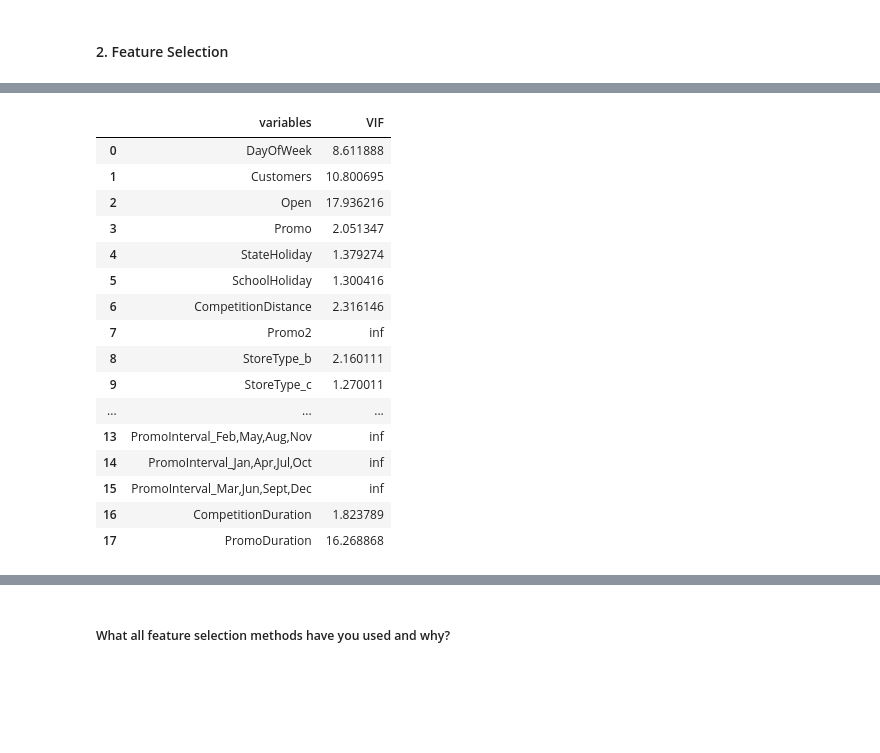
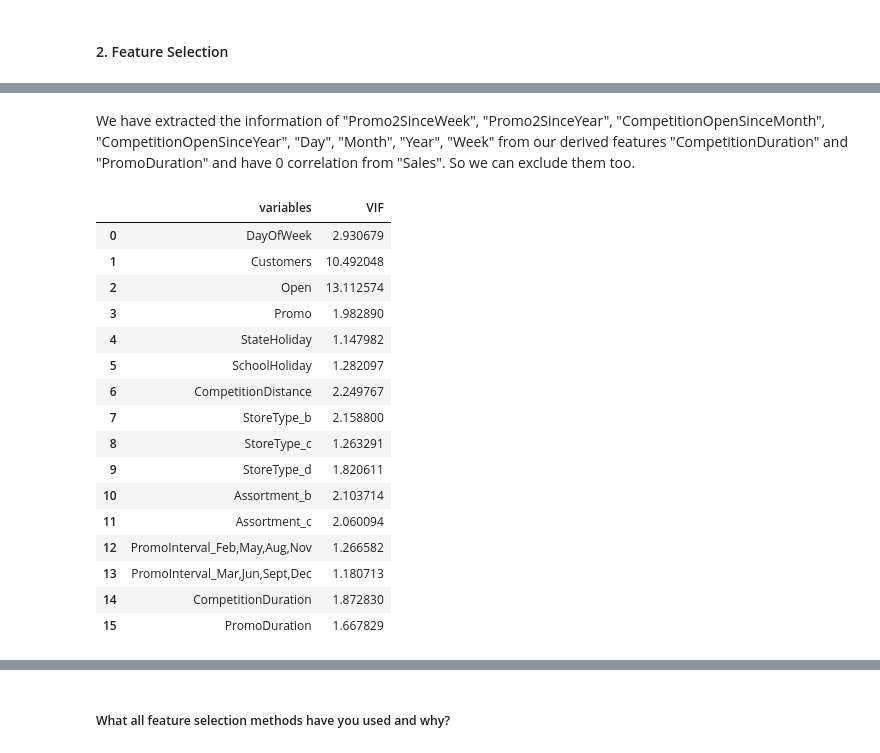
Before and after one commit to Shahrukh2016/Retail_Sales_Prediction, a Jupyter notebook: IndividualColab_RetailSalesPrediction.ipynb, the cells around one changed output, grey strips where cells are left out. Cells and saved outputs as stored; diff of their text form; code cells hidden in the pictures; blank space fills up the shorter version.

```diff
--- a/IndividualColab_RetailSalesPrediction.ipynb
+++ b/IndividualColab_RetailSalesPrediction.ipynb
@@ -1521,6 +1522,10 @@ df_new.head()
 # deriving 2 new features:
 # 1. "CompetitionDuration -> Duration from which two stores are competiting"
 # 2. "PromoDuration -> Duration from which the store is not involved in any promotion"
-##    Final values are in days.
-df_new["CompetitionDuration"]= (df_new["Year"]-df_new["CompetitionOpenSinceYear"])*12*4*7 + (df_new["Month"]-df_new["CompetitionOpenSinceMonth"])*1*4*7
-df_new["PromoDuration"]= (df_new["Year"]-df_new["Promo2SinceYear"])*12*4*7 + (df_new["Week"]-df_new["Promo2SinceWeek"])*1*7
+##    Final values are in Months.
+df_new["CompetitionDuration"]= (df_new["Year"]-df_new["CompetitionOpenSinceYear"])*12 + (df_new["Month"]-df_new["CompetitionOpenSinceMonth"])
+df_new["CompetitionDuration"] = df_new["CompetitionDuration"].map(lambda x: int(0) if x < 0 else int(x)).fillna(0)
+
+# Creating PromoDuration feature
+df_new["PromoDuration"]= (df_new["Year"]-df_new["Promo2SinceYear"])*12 + (df_new["Week"]-df_new["Promo2SinceWeek"])*7/30.5
+df_new["PromoDuration"] = df_new["PromoDuration"].map(lambda x: int(0) if x < 0 else int(x)).fillna(0) * df["Promo2"]
@@ -1585,21 +1662,23 @@ calc_vif(df_new[[i for i in df_new.describe().columns if i not in ["Store", "Sal
+# %% [markdown]
+We have extracted the information of "Promo2SinceWeek", "Promo2SinceYear", "CompetitionOpenSinceMonth", "CompetitionOpenSinceYear", "Day", "Month", "Year", "Week" from our derived features "CompetitionDuration" and "PromoDuration" and have 0 correlation from "Sales". So we can exclude them too.
 # %%
-# We have extracted the information of "Promo2SinceWeek", "Promo2SinceYear", "CompetitionOpenSinceMonth", "CompetitionOpenSinceYear", "Day", "Month", "Year", "Week" from our derived features "CompetitionDuration" and "PromoDuration" and have 0 correlation from "Sales". So we can drop them.
-calc_vif(df_new[[i for i in df_new.describe().columns if i not in ["Store", "Sales", "Promo2SinceWeek", "Promo2SinceYear", "CompetitionOpenSinceMonth", "CompetitionOpenSinceYear", "Day", "Month", "Year", "Week"]]])
+# Calculating VIF by excluding some more features
+calc_vif(df_new[[i for i in df_new.describe().columns if i not in ["Store", "Sales", "Promo2", "PromoInterval_Jan,Apr,Jul,Oct", "Promo2SinceWeek", "Promo2SinceYear", "CompetitionOpenSinceMonth", "CompetitionOpenSinceYear", "Day", "Month", "Year", "Week"]]])
 # %% [output]
 |  | variables | VIF |
-| 0 | DayOfWeek | 8.611888 |
-| 1 | Customers | 10.800695 |
-| 2 | Open | 17.936216 |
-| 3 | Promo | 2.051347 |
-| 4 | StateHoliday | 1.379274 |
-| 5 | SchoolHoliday | 1.300416 |
-| 6 | CompetitionDistance | 2.316146 |
-| 7 | Promo2 | inf |
-| 8 | StoreType_b | 2.160111 |
-| 9 | StoreType_c | 1.270011 |
-| ... | ... | ... |
-| 13 | PromoInterval_Feb,May,Aug,Nov | inf |
-| 14 | PromoInterval_Jan,Apr,Jul,Oct | inf |
-| 15 | PromoInterval_Mar,Jun,Sept,Dec | inf |
-| 16 | CompetitionDuration | 1.823789 |
-| 17 | PromoDuration | 16.268868 |
+| 0 | DayOfWeek | 2.930679 |
+| 1 | Customers | 10.492048 |
+| 2 | Open | 13.112574 |
+| 3 | Promo | 1.982890 |
+| 4 | StateHoliday | 1.147982 |
+| 5 | SchoolHoliday | 1.282097 |
+| 6 | CompetitionDistance | 2.249767 |
+| 7 | StoreType_b | 2.158800 |
+| 8 | StoreType_c | 1.263291 |
+| 9 | StoreType_d | 1.820611 |
+| 10 | Assortment_b | 2.103714 |
+| 11 | Assortment_c | 2.060094 |
+| 12 | PromoInterval_Feb,May,Aug,Nov | 1.266582 |
+| 13 | PromoInterval_Mar,Jun,Sept,Dec | 1.180713 |
+| 14 | CompetitionDuration | 1.872830 |
+| 15 | PromoDuration | 1.667829 |
```
Also changed, not shown: parts of 31 cells of this notebook.
